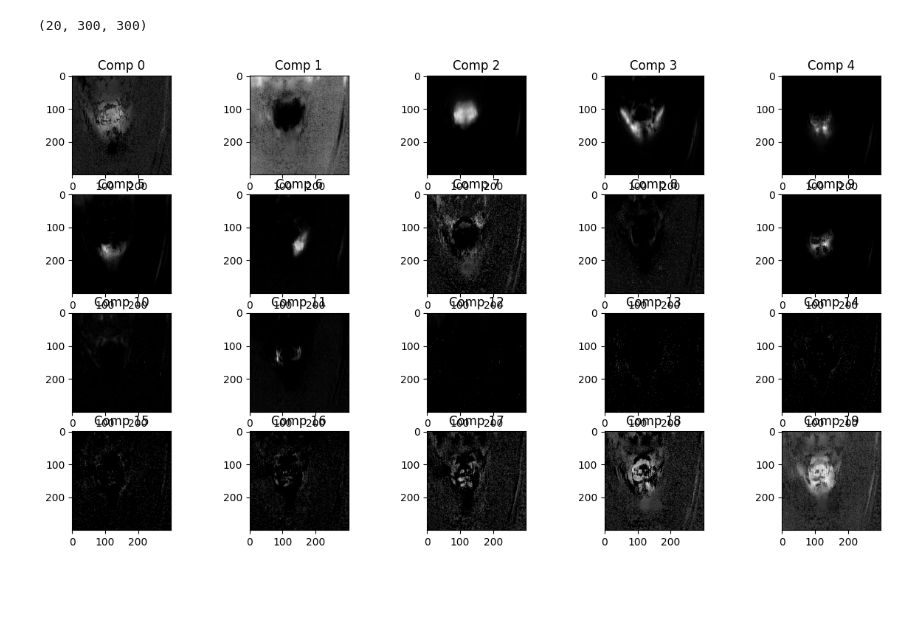
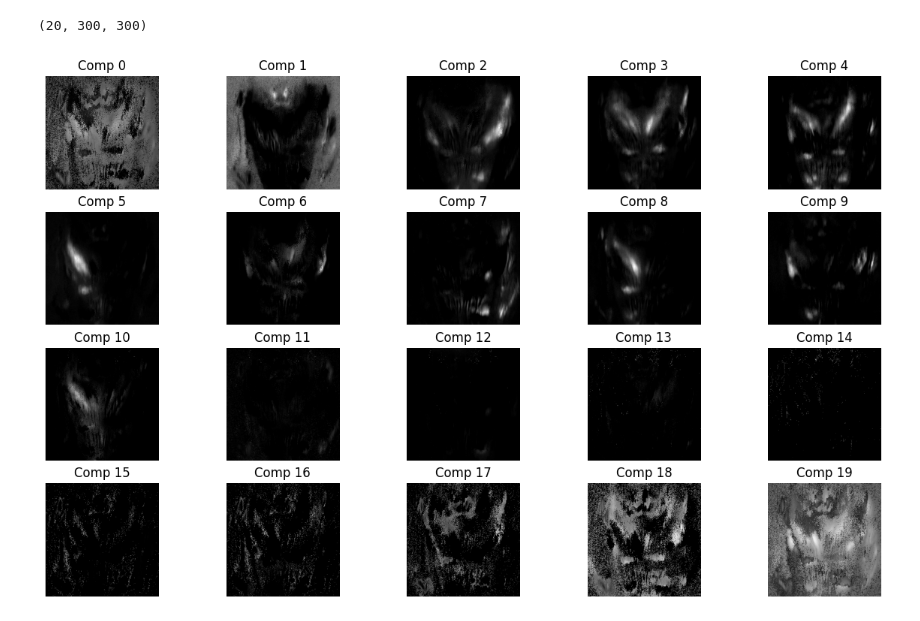
Before and after one commit to azmaite/Devel, a Jupyter notebook: Pupa_muscle_imaging/PCA_sections.ipynb, the cells around one changed output. Cells and saved outputs as stored; diff of their text form; code cells hidden in the pictures; blank space fills up the shorter version.

```diff
--- a/Pupa_muscle_imaging/PCA_sections.ipynb
+++ b/Pupa_muscle_imaging/PCA_sections.ipynb
@@ -189,10 +177,10 @@ for component in principal_components_n:
 reconstructed_components = np.array(reconstructed_components)
 # %%
 # plot top component loadings
-fig, axes = plt.subplots(3, 3, figsize=(15, 10))
+fig, axes = plt.subplots(3, 4, figsize=(15, 10))
 axes = axes.flatten()
-for i in range(num_components):
-    axes[i].imshow(reconstructed_components[i], cmap='gray')
+for i in range(np.min([num_components, len(axes)])):
+    imshow_flip(reconstructed_components[i], axes[i], cmap='gray')
     axes[i].set_title(f'PC {i}')
 
 # save figure
@@ -448,14 +226,0 @@ spatial_maps.shape
-# %%
-# plot top components
-num_components = K
-fig, axes = plt.subplots(4, 5, figsize=(15, 8))
-axes = axes.flatten()
-for i in range(min(num_components, len(axes))):
-    axes[i].imshow(spatial_maps[:,:,i], cmap='gray', vmin=-10, vmax=10)
-    axes[i].set_title(f'ICA {i}')
-
-# save figure
-save_path = os.path.join(recording_path, f'first_ICAs_{SAVE_NAME}.png')
-plt.savefig(save_path)
-
-plt.show()
@@ -464,8 +227,14 @@ plt.show()
+# %%
+# masked frames and reshape (pixels x time)
+T, X, Y = frames_masked.shape
+frames_flat = frames_masked.reshape(T, X * Y).T  # shape
 # %%
 from sklearn.decomposition import NMF
 
+K = 20
+
 nmf = NMF(n_components=K, init='nndsvda', max_iter=2000)
-W = nmf.fit_transform(Xmat)  # spatial
+W = nmf.fit_transform(frames_flat)  # spatial
 H = nmf.components_          # temporal
 # %%
 # reshape spatial maos to original shape
@@ -476,19 +245,20 @@ print(W_2.shape)
 # %%
 # plot top components
 num_components = K
-fig, axes = plt.subplots(4, 5, figsize=(15, 8))
+fig, axes = plt.subplots(4, 5, figsize=(15, 9))
 axes = axes.flatten()
 for i in range(min(num_components, len(axes))):
-    axes[i].imshow(W_2[i], cmap='gray')
+    imshow_flip(W_2[i], axes[i], cmap='gray')
     axes[i].set_title(f'Comp {i}')
+    axes[i].axis('off')
 
 # save figure
 save_path = os.path.join(recording_path, f'MNF_spatial_comp_{SAVE_NAME}.png')
 plt.savefig(save_path)
 
 plt.show()
 # %% [output]
-[figure, old version]
+[figure, new version]
 # %%
 # plot all components in time above each other
 t = np.arange(H.shape[1])/hz
```
Also changed, not shown: parts of 27 cells of this notebook.
